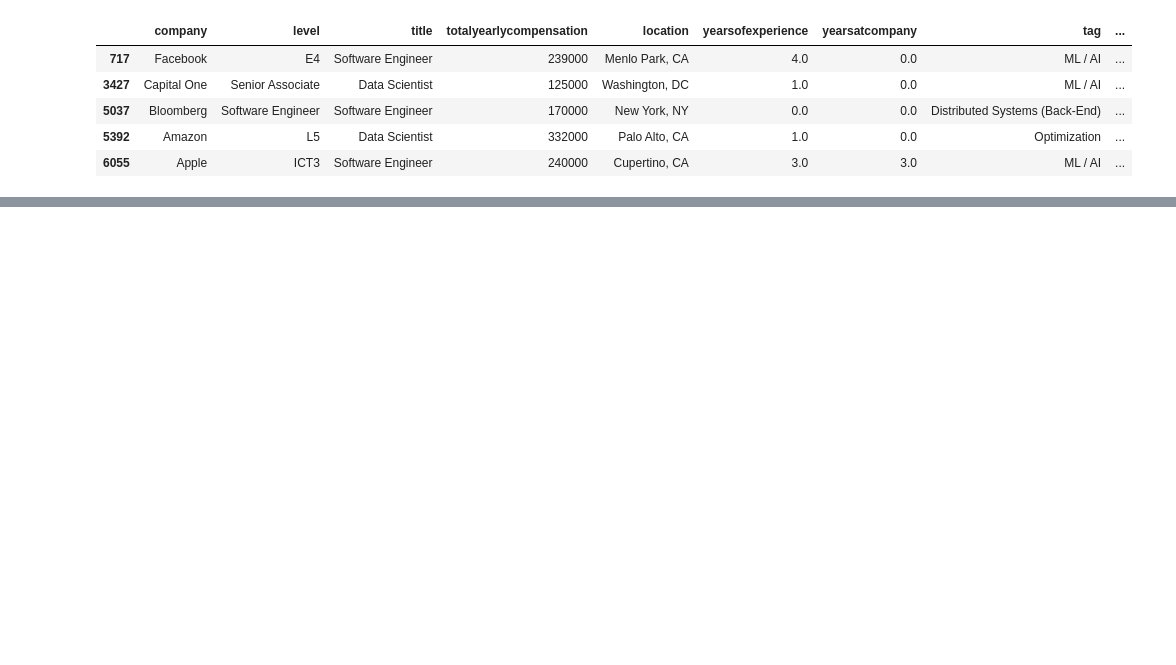
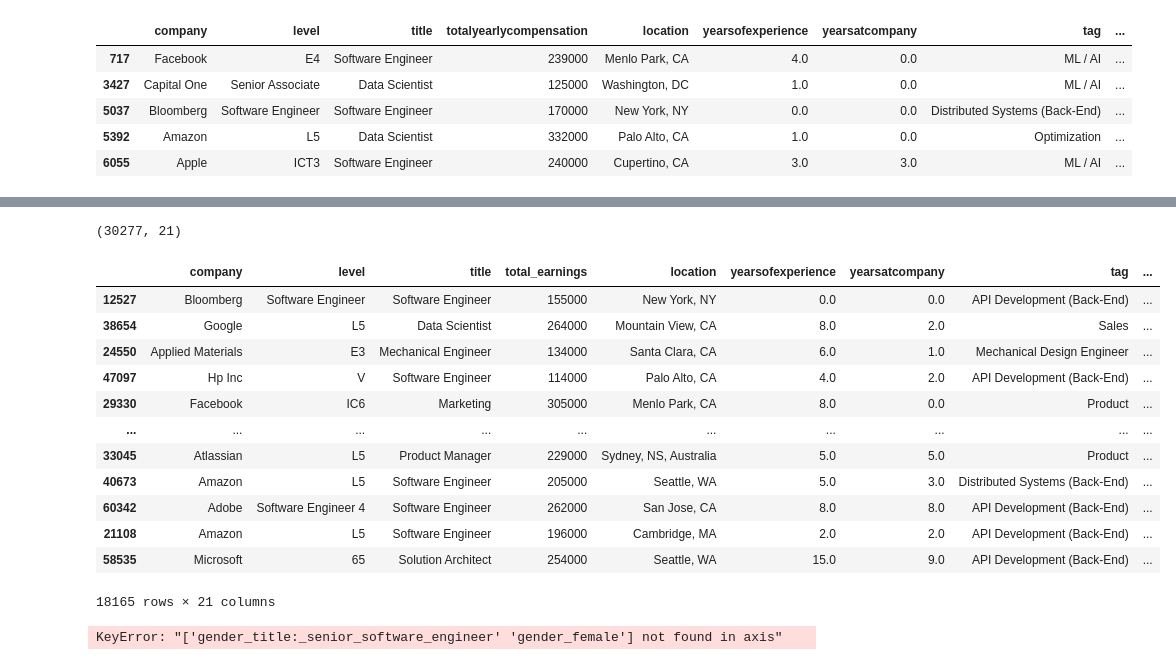
Before and after one commit to JaredVahle/individual-project, a Jupyter notebook: rough-draft.ipynb, the cells around one changed output, grey strips where cells are left out. Cells and saved outputs as stored; diff of their text form; code cells hidden in the pictures; blank space fills up the shorter version.

```diff
--- a/rough-draft.ipynb
+++ b/rough-draft.ipynb
@@ -198,0 +398,26 @@ df.head()
+# %%
+df,train,validate,test = wrangle.wrangle_explore_salary_data()
+# %%
+df.shape
+# %% [output]
+(30277, 21)
+# %%
+train
+# %% [output]
+|  | company | level | title | total_earnings | location | yearsofexperience | yearsatcompany | tag | ... |
+| 12527 | Bloomberg | Software Engineer | Software Engineer | 155000 | New York, NY | 0.0 | 0.0 | API Development (Back-End) | ... |
+| 38654 | Google | L5 | Data Scientist | 264000 | Mountain View, CA | 8.0 | 2.0 | Sales | ... |
+| 24550 | Applied Materials | E3 | Mechanical Engineer | 134000 | Santa Clara, CA | 6.0 | 1.0 | Mechanical Design Engineer | ... |
+| 47097 | Hp Inc | V | Software Engineer | 114000 | Palo Alto, CA | 4.0 | 2.0 | API Development (Back-End) | ... |
+| 29330 | Facebook | IC6 | Marketing | 305000 | Menlo Park, CA | 8.0 | 0.0 | Product | ... |
+| ... | ... | ... | ... | ... | ... | ... | ... | ... | ... |
+| 33045 | Atlassian | L5 | Product Manager | 229000 | Sydney, NS, Australia | 5.0 | 5.0 | Product | ... |
+| 40673 | Amazon | L5 | Software Engineer | 205000 | Seattle, WA | 5.0 | 3.0 | Distributed Systems (Back-End) | ... |
+| 60342 | Adobe | Software Engineer 4 | Software Engineer | 262000 | San Jose, CA | 8.0 | 8.0 | API Development (Back-End) | ... |
+| 21108 | Amazon | L5 | Software Engineer | 196000 | Cambridge, MA | 2.0 | 2.0 | API Development (Back-End) | ... |
+| 58535 | Microsoft | 65 | Solution Architect | 254000 | Seattle, WA | 15.0 | 9.0 | API Development (Back-End) | ... |
+18165 rows × 21 columns
+# %%
+df.drop(columns = ['gender_title:_senior_software_engineer','gender_female'],inplace = True)
+# %% [output]
+KeyError: "['gender_title:_senior_software_engineer' 'gender_female'] not found in axis"
```
Also changed, not shown: parts of 30 cells of this notebook, 7 other files.
